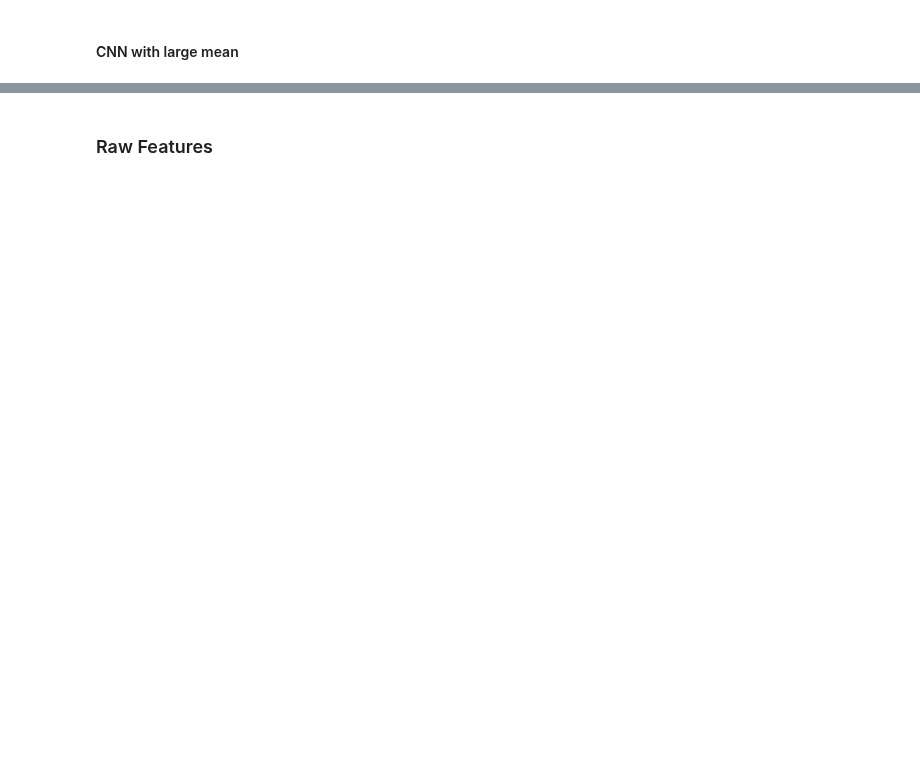
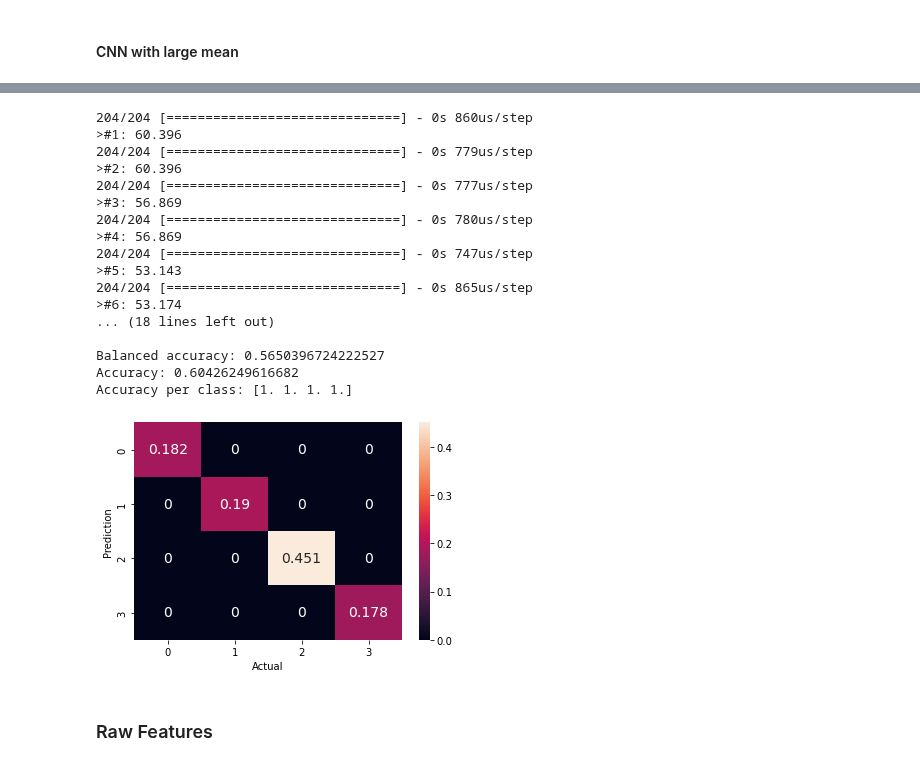
Before and after one commit to elifKurtay/ML_Sleep_Stages_Project, a Jupyter notebook: scripts/CNN_1D.ipynb, the cells around one changed output, grey strips where cells are left out. Saved outputs shown, nothing was run; the diff lists cells and outputs as text; code cells hidden in the pictures; blank space fills up the shorter version.

```diff
--- a/scripts/CNN_1D.ipynb
+++ b/scripts/CNN_1D.ipynb
@@ -423,47 +505,71 @@ train_size, test_size = x_tr.shape[0] * x_tr.shape[1], x_te.shape[0] * x_te.shap
 trainX = x_tr.reshape(train_size,1,2)
 trainy = y_tr.reshape(train_size)
 testX = x_te.reshape(test_size,1,2)
-testy = y_te.reshape(test_size)
+y_te = y_te.reshape(test_size)
 
 trainy = to_categorical(trainy)
-testy = to_categorical(testy)
+testy = to_categorical(y_te)
 # %%
 #fit and evaluate a model
 filters = 64
 kernel_size = 11
 def evaluate_model(trainX, trainy, testX, testy):
     verbose, epochs, batch_size = 0, 10, 32
     n_timesteps, n_features, n_outputs = trainX.shape[1], trainX.shape[2], trainy.shape[1]
     model = Sequential()
     model.add(Conv1D(filters, kernel_size, activation='relu', input_shape=(n_timesteps,n_features), padding = 'same'))
     model.add(Conv1D(filters, kernel_size, activation='relu', padding = 'same'))
     model.add(Dropout(0.5))
     model.add(MaxPooling1D(pool_size=1))
     model.add(Flatten())
     model.add(Dense(100, activation='relu'))
     model.add(Dense(n_outputs, activation='softmax'))
     model.compile(loss='categorical_crossentropy', optimizer='adam', metrics=['accuracy'])
     # fit network
     model.fit(trainX, trainy, epochs=epochs, batch_size=batch_size, verbose=verbose)
     # evaluate model
     _, accuracy = model.evaluate(testX, testy, batch_size=batch_size, verbose=verbose)
-    return accuracy
+    preds = model.predict(testX)
+    classes = np.argmax(preds,axis=1)
+    return classes, accuracy
 
 
 # run an experiment
 def run_experiment(repeats=10):
     # repeat experiment
-    scores = list()
+    best_preds = []
+    max_score = 0
     for r in range(repeats):
-        score = evaluate_model(trainX, trainy, testX, testy)
+        preds, score = evaluate_model(trainX, trainy, testX, testy)
         score = score * 100.0
         print('>#%d: %.3f' % (r+1, score))
-        scores.append(score)
+        if score > max_score:
+            max_score = score
+            best_preds = preds
     # summarize results
-    summarize_result(scores)
+    summarize_result(y_te, best_preds)
 
 # run the experiment
 run_experiment()
+# %% [output]
+204/204 [==============================] - 0s 860us/step
+>#1: 60.396
+204/204 [==============================] - 0s 779us/step
+>#2: 60.396
+204/204 [==============================] - 0s 777us/step
+>#3: 56.869
+204/204 [==============================] - 0s 780us/step
+>#4: 56.869
+204/204 [==============================] - 0s 747us/step
+>#5: 53.143
+204/204 [==============================] - 0s 865us/step
+>#6: 53.174
+... (18 lines left out)
+
+Balanced accuracy: 0.5650396724222527
+Accuracy: 0.60426249616682
+Accuracy per class: [1. 1. 1. 1.]
+[figure, added]
 # %% [markdown]
 ### Raw Features
 # %%
```
Also changed, not shown: parts of 17 cells of this notebook, 3 other files.
